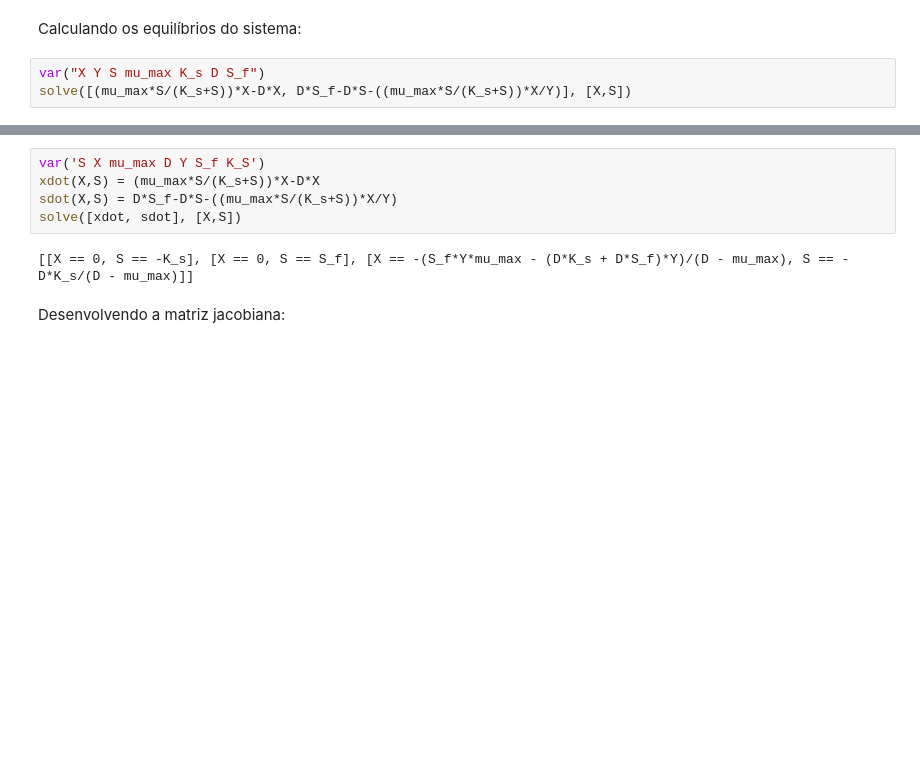
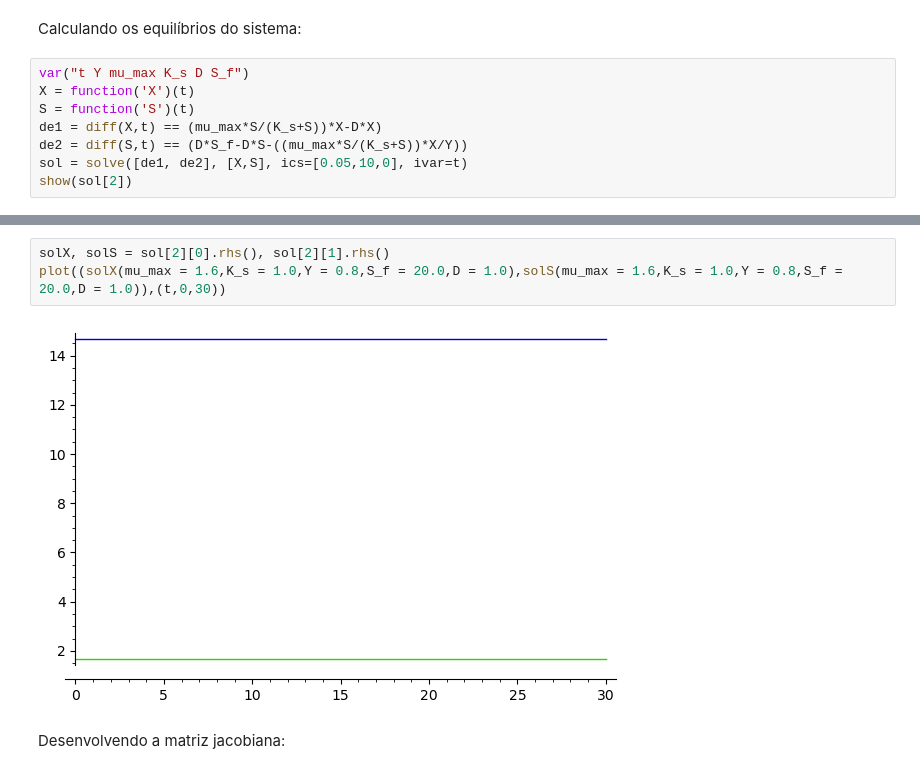
Before and after one commit to RaphaLevy/Artigo_Fenomenos_Biologicos, a Jupyter notebook: code/Codigo_Final_A2.ipynb, the cells around one changed output, grey strips where cells are left out. Saved outputs shown, nothing was run; the diff lists cells and outputs as text; blank space fills up the shorter version.

```diff
--- a/code/Codigo_Final_A2.ipynb
+++ b/code/Codigo_Final_A2.ipynb
@@ -108,6 +108,11 @@ J.jordan_form()
 # %% [markdown]
 Calculando os equilíbrios do sistema:
 # %%
-var("X Y S mu_max K_s D S_f")
-solve([(mu_max*S/(K_s+S))*X-D*X, D*S_f-D*S-((mu_max*S/(K_s+S))*X/Y)], [X,S])
+var("t Y mu_max K_s D S_f")
+X = function('X')(t)
+S = function('S')(t)
+de1 = diff(X,t) == (mu_max*S/(K_s+S))*X-D*X)
+de2 = diff(S,t) == (D*S_f-D*S-((mu_max*S/(K_s+S))*X/Y))
+sol = solve([de1, de2], [X,S], ics=[0.05,10,0], ivar=t)
+show(sol[2])
 # %% [output]
@@ -115,10 +120,8 @@ solve([(mu_max*S/(K_s+S))*X-D*X, D*S_f-D*S-((mu_max*S/(K_s+S))*X/Y)], [X,S])
-# %%
-var('S X mu_max D Y S_f K_S')
-xdot(X,S) = (mu_max*S/(K_s+S))*X-D*X
-sdot(X,S) = D*S_f-D*S-((mu_max*S/(K_s+S))*X/Y)
-solve([xdot, sdot], [X,S])
-# %% [output]
-[[X == 0, S == -K_s], [X == 0, S == S_f], [X == -(S_f*Y*mu_max - (D*K_s + D*S_f)*Y)/(D - mu_max), S == -D*K_s/(D - mu_max)]]
+# %%
+solX, solS = sol[2][0].rhs(), sol[2][1].rhs()
+plot((solX(mu_max = 1.6,K_s = 1.0,Y = 0.8,S_f = 20.0,D = 1.0),solS(mu_max = 1.6,K_s = 1.0,Y = 0.8,S_f = 20.0,D = 1.0)),(t,0,30))
+# %% [output]
+[figure, added]
 # %% [markdown]
 Desenvolvendo a matriz jacobiana:
 # %%
```
Also changed, not shown: parts of 3 cells of this notebook.
